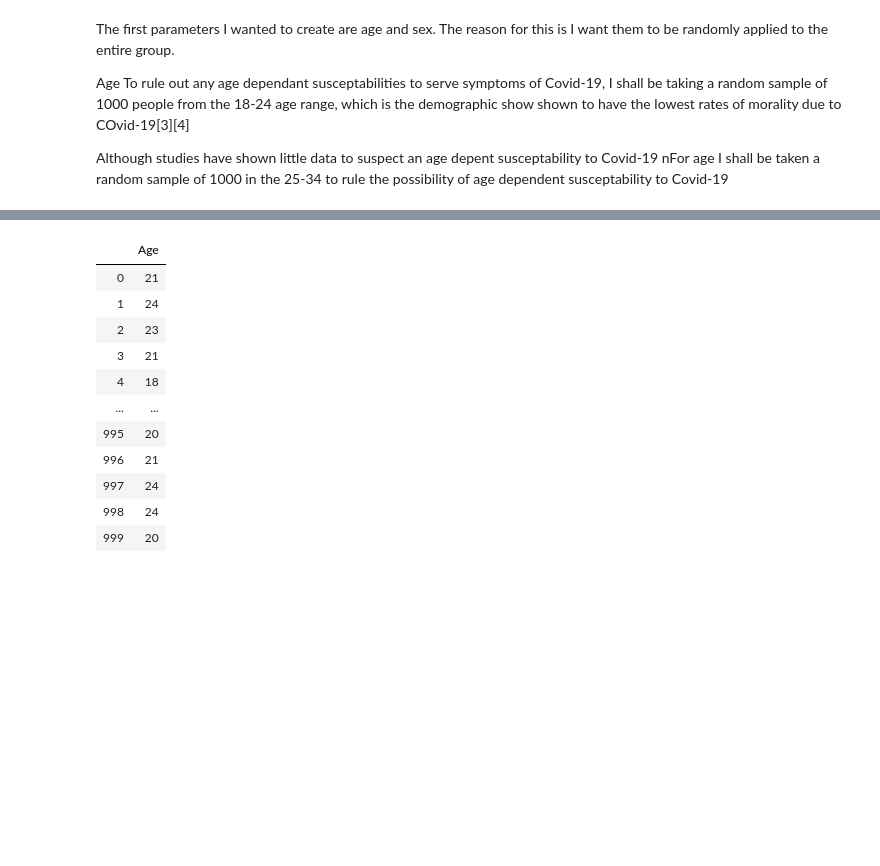
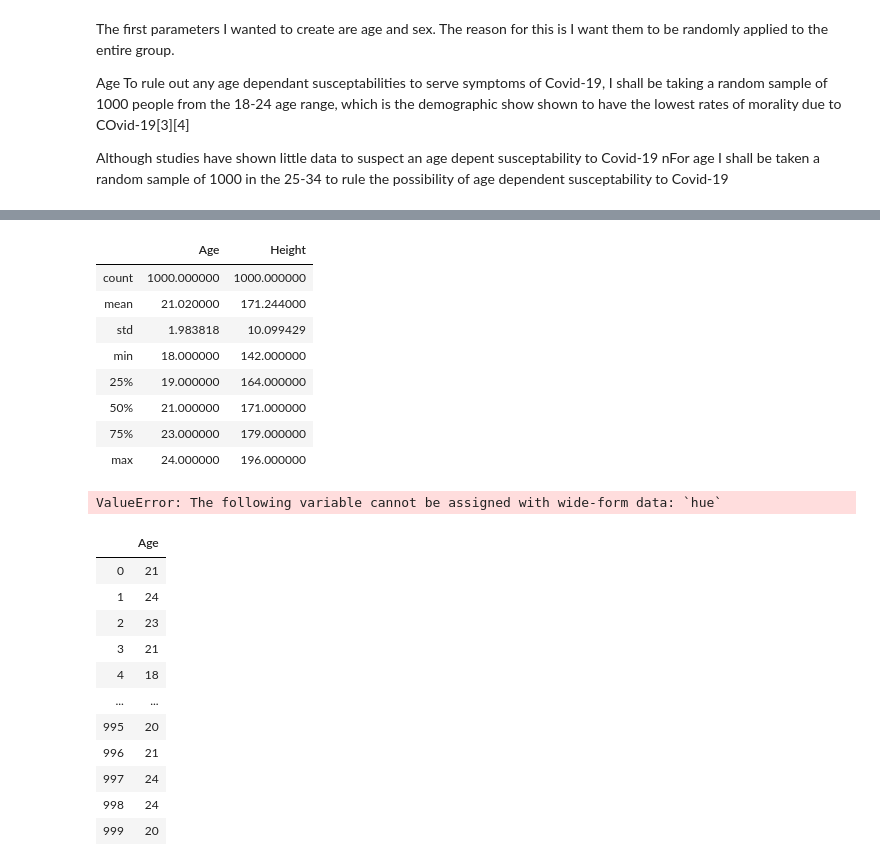
Before and after one commit to shaner1/ProgDA_Project_20, a Jupyter notebook: ProgDA_Project_2020.ipynb, the cells around one changed output, grey strips where cells are left out. Cells and saved outputs as stored; diff of their text form; code cells hidden in the pictures; blank space fills up the shorter version.

```diff
--- a/ProgDA_Project_2020.ipynb
+++ b/ProgDA_Project_2020.ipynb
@@ -75,3 +179,19 @@ NameError: name 'df' is not defined
+# %%
+df.describe()
+# %% [output]
+|  | Age | Height |
+| count | 1000.000000 | 1000.000000 |
+| mean | 21.020000 | 171.244000 |
+| std | 1.983818 | 10.099429 |
+| min | 18.000000 | 142.000000 |
+| 25% | 19.000000 | 164.000000 |
+| 50% | 21.000000 | 171.000000 |
+| 75% | 23.000000 | 179.000000 |
+| max | 24.000000 | 196.000000 |
+# %%
+sns.displot(df, hue="Sex")
+# %% [output]
+ValueError: The following variable cannot be assigned with wide-form data: `hue`
 # %%
 s = ['male', 'female']
 sex = rng.choice(s, 1000, p=[0.5, 0.5]).reshape(1000,1)
```
Also changed, not shown: parts of 29 cells of this notebook.
